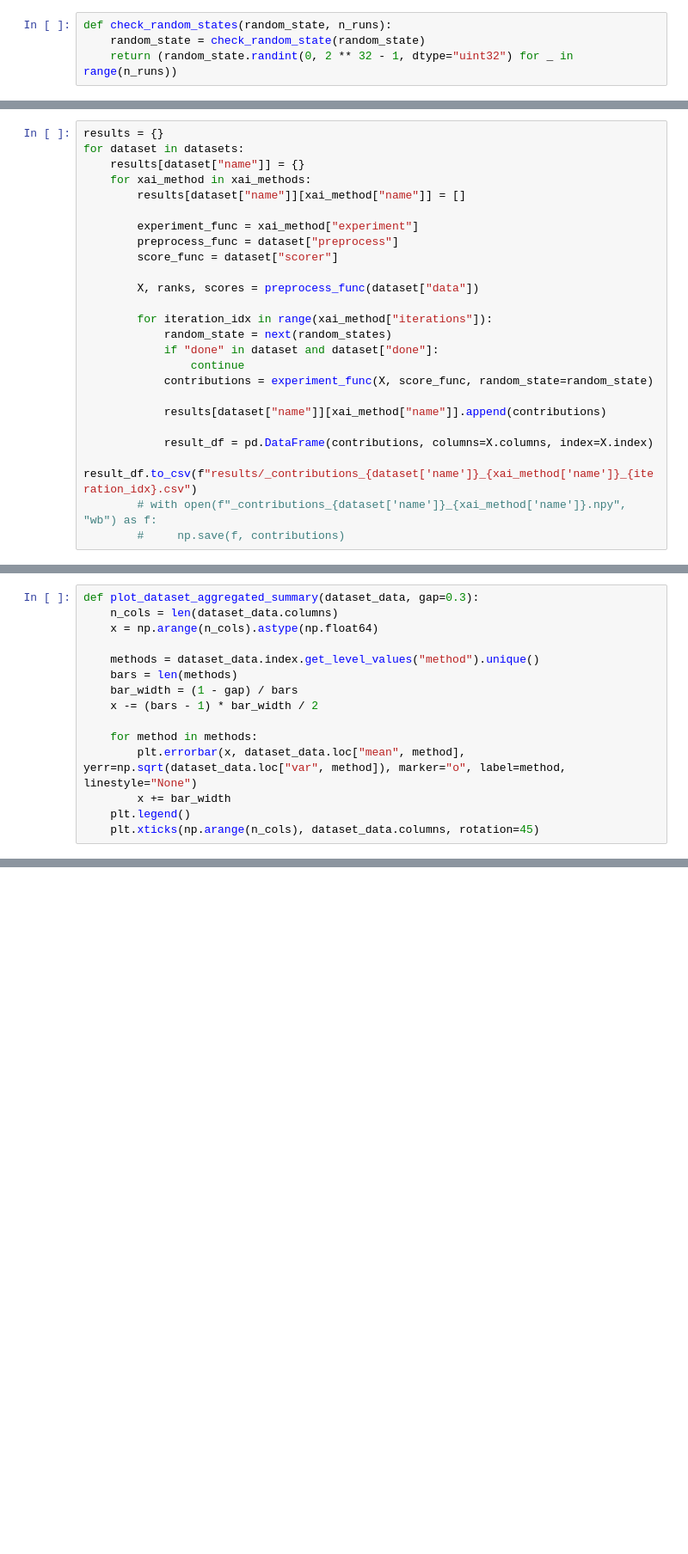
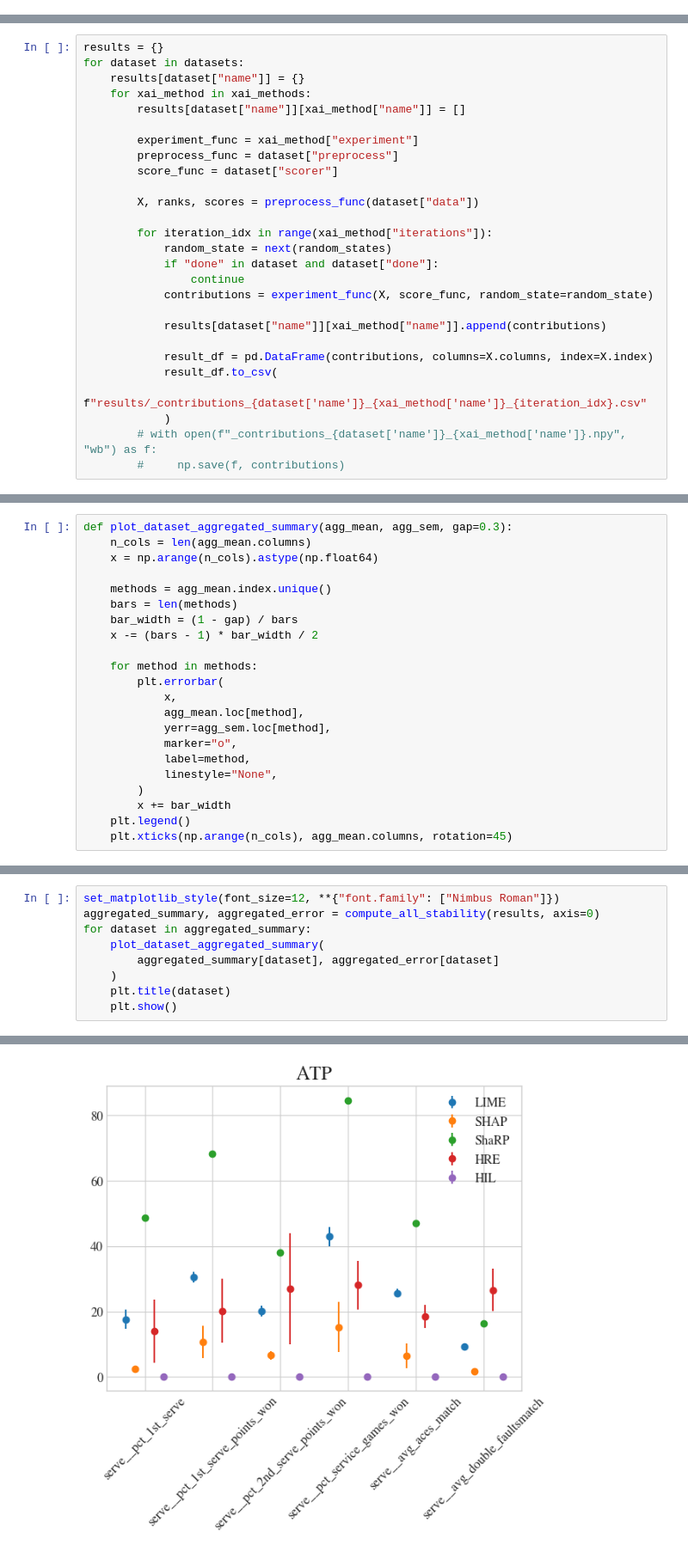
Before and after one commit to DataResponsibly/xAI-Ranking-Benchmark, a Jupyter notebook: notebooks/0.2-basic-experiment.ipynb, the cells around one changed output, grey strips where cells are left out. Shown: that part at 86% size. Cells and saved outputs as stored; diff of their text form; blank space fills up the shorter version.

```diff
--- a/notebooks/0.2-basic-experiment.ipynb
+++ b/notebooks/0.2-basic-experiment.ipynb
@@ -47,7 +48,3 @@ RNG_SEED = 42
-# %%
-def check_random_states(random_state, n_runs):
-    random_state = check_random_state(random_state)
-    return (random_state.randint(0, 2 ** 32 - 1, dtype="uint32") for _ in range(n_runs))
 # %%
 # Set up ranker for the moving company dataset:
 X, ranks, score = preprocess_movers_data(fetch_movers_data(test=False))
@@ -127,6 +148,8 @@ for dataset in datasets:
             results[dataset["name"]][xai_method["name"]].append(contributions)
 
             result_df = pd.DataFrame(contributions, columns=X.columns, index=X.index)
-            result_df.to_csv(f"results/_contributions_{dataset['name']}_{xai_method['name']}_{iteration_idx}.csv")
+            result_df.to_csv(
+                f"results/_contributions_{dataset['name']}_{xai_method['name']}_{iteration_idx}.csv"
+            )
         # with open(f"_contributions_{dataset['name']}_{xai_method['name']}.npy", "wb") as f:
         #     np.save(f, contributions)
@@ -184,15 +210,22 @@ aggregated_summary["ATP"]
 # %%
-def plot_dataset_aggregated_summary(dataset_data, gap=0.3):
-    n_cols = len(dataset_data.columns)
+def plot_dataset_aggregated_summary(agg_mean, agg_sem, gap=0.3):
+    n_cols = len(agg_mean.columns)
     x = np.arange(n_cols).astype(np.float64)
 
-    methods = dataset_data.index.get_level_values("method").unique()
+    methods = agg_mean.index.unique()
     bars = len(methods)
     bar_width = (1 - gap) / bars
     x -= (bars - 1) * bar_width / 2
 
     for method in methods:
-        plt.errorbar(x, dataset_data.loc["mean", method], yerr=np.sqrt(dataset_data.loc["var", method]), marker="o", label=method, linestyle="None")
+        plt.errorbar(
+            x,
+            agg_mean.loc[method],
+            yerr=agg_sem.loc[method],
+            marker="o",
+            label=method,
+            linestyle="None",
+        )
         x += bar_width
     plt.legend()
-    plt.xticks(np.arange(n_cols), dataset_data.columns, rotation=45)
+    plt.xticks(np.arange(n_cols), agg_mean.columns, rotation=45)
@@ -200,0 +232,10 @@ plot_dataset_aggregated_summary(aggregated_summary["ATP"])
+# %%
+set_matplotlib_style(font_size=12, **{"font.family": ["Nimbus Roman"]})
+aggregated_summary, aggregated_error = compute_all_stability(results, axis=0)
+for dataset in aggregated_summary:
+    plot_dataset_aggregated_summary(
+        aggregated_summary[dataset], aggregated_error[dataset]
+    )
+    plt.title(dataset)
+    plt.show()
+# %% [output]
@@ -200,0 +243 @@ plot_dataset_aggregated_summary(aggregated_summary["ATP"])
+[figure, added]
```
Also changed, not shown: parts of 19 cells of this notebook, 9 other files.
